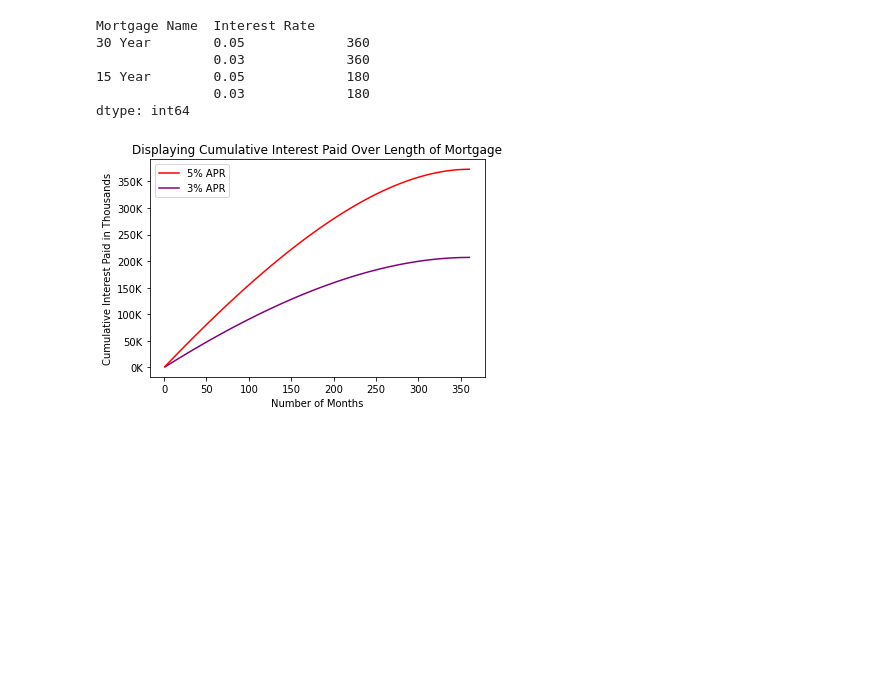
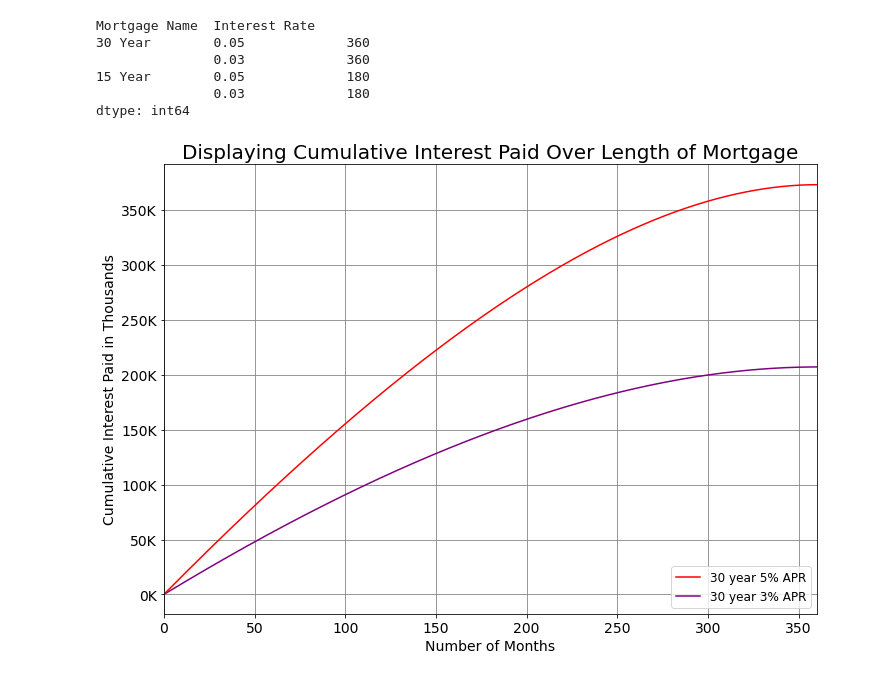
Before and after one commit to michaelakinosho/codingdojo, a Jupyter notebook: data-science-assignments/04 - Statistical Inference/akinosho_michael_RecreateGraph2.ipynb, the cells around one changed output. Drawn from its saved outputs; the diff is of its cells as text; code cells hidden in the pictures; blank space fills up the shorter version.

Commit message:
Recreate Graph on 30 Year Mortgage

```diff
--- a/data-science-assignments/04 - Statistical Inference/akinosho_michael_RecreateGraph2.ipynb
+++ b/data-science-assignments/04 - Statistical Inference/akinosho_michael_RecreateGraph2.ipynb
@@ -67,13 +67,28 @@ Mortgage Name  Interest Rate
                0.03             180
 dtype: int64
 # %%
+my_dims = (11.7, 8.27)
+fig, ax = plt.subplots(figsize=my_dims)
 df.loc[Mortgage_30_Year_filter & Interest_Rate_5_filter,'Month']
-line1, = plt.plot(df.loc[Mortgage_30_Year_filter & Interest_Rate_3_filter,'Month'],df.loc[Mortgage_30_Year_filter & Interest_Rate_3_filter,'Interest Paid'].cumsum()/1000, label="3% APR",color='purple');
-line2, = plt.plot(df.loc[Mortgage_30_Year_filter & Interest_Rate_5_filter,'Month'],df.loc[Mortgage_30_Year_filter & Interest_Rate_5_filter,'Interest Paid'].cumsum()/1000, label="5% APR", color='red');
-plt.xlabel('Number of Months')
-plt.ylabel('Cumulative Interest Paid in Thousands')
+line1, = plt.plot(df.loc[Mortgage_30_Year_filter & Interest_Rate_3_filter,'Month'],df.loc[Mortgage_30_Year_filter & Interest_Rate_3_filter,'Interest Paid'].cumsum()/1000, label="30 year 3% APR",color='purple');
+line2, = plt.plot(df.loc[Mortgage_30_Year_filter & Interest_Rate_5_filter,'Month'],df.loc[Mortgage_30_Year_filter & Interest_Rate_5_filter,'Interest Paid'].cumsum()/1000, label="30 year 5% APR", color='red');
+plt.xlabel('Number of Months',fontsize=14)
+plt.xticks(fontsize=14)
+plt.xlim(0,360)
+plt.ylabel('Cumulative Interest Paid in Thousands',fontsize=14)
+plt.yticks(fontsize=14)
 plt.gca().yaxis.set_major_formatter(plt.matplotlib.ticker.StrMethodFormatter('{x:,.0f}K'))
-plt.title('Displaying Cumulative Interest Paid Over Length of Mortgage')
-plt.legend(handles = [line2,line1]);
+plt.grid(color='gray')
+plt.title('Displaying Cumulative Interest Paid Over Length of Mortgage',fontsize=20)
+plt.legend(handles = [line2,line1],loc='lower right',fontsize=12);
+
+filepath = '/content/drive/Othercomputers/My Laptop/data-science-assignments/04 - Statistical Inference/'
+try:
+    plt.savefig(filepath + "Interest Paid on 30-year Mortgage.svg", format="svg",bbox_inches='tight')
+except FileNotFoundError:
+    print('Folder not found')
+    pass
+else:
+    plt.show()
 # %% [output]
-[figure, old version]
+[figure, new version]
```
Also changed, not shown: 2 other files.
